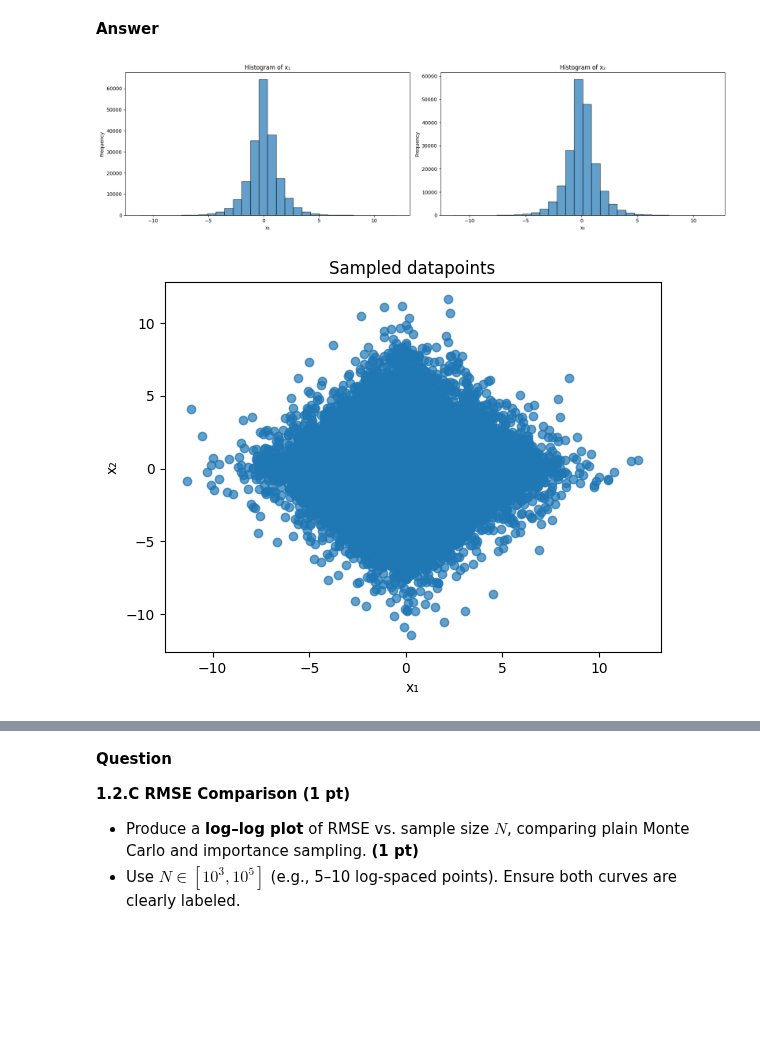
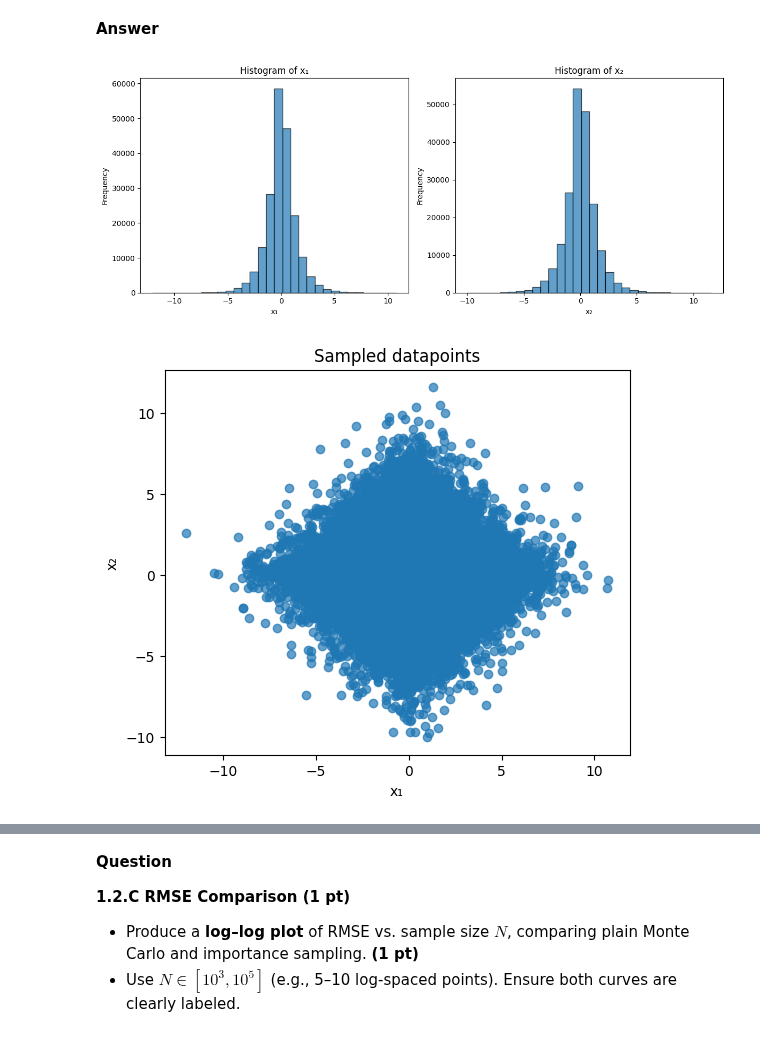
Before and after one commit to Tzu-Liang/COMP64101-Reasoning-and-Learning-under-Uncertainty-Module, a Jupyter notebook: Labs/comp64101_coursework_part1_a49626th.ipynb, the cells around one changed output, grey strips where cells are left out. Cells and saved outputs as stored; diff of their text form; code cells hidden in the pictures; blank space fills up the shorter version.

```diff
--- a/Labs/comp64101_coursework_part1_a49626th.ipynb
+++ b/Labs/comp64101_coursework_part1_a49626th.ipynb
@@ -395,34 +400,35 @@ def proposal_distribution(x):
 # %%
 laplace_samples = np.random.laplace(loc=0, scale=1, size=(n_samples, 2))
 
 
 # Visualisation of each axis x1 and x2
-plt.figure(figsize=(18, 5))
+plt.figure(figsize=(12, 5))
 
 plt.subplot(1, 2, 1)
 plt.hist(laplace_samples[:, 0], bins=30, alpha=0.7, edgecolor='black')
 plt.xlabel('x₁')
 plt.ylabel('Frequency')
 plt.title('Histogram of x₁')
 
 plt.subplot(1, 2, 2)
 plt.hist(laplace_samples[:, 1], bins=30, alpha=0.7, edgecolor='black')
 plt.xlabel('x₂')
 plt.ylabel('Frequency')
 plt.title('Histogram of x₂')
 
 plt.tight_layout()
 plt.show()
 
+plt.figure(figsize=(6, 5))
 
 plt.scatter(laplace_samples[:, 0], laplace_samples[:, 1], alpha=0.7)
 plt.xlabel('x₁')
 plt.ylabel('x₂')
 plt.title('Sampled datapoints')
 plt.show()
 # %% [output]
-[figure, old version]
+[figure, new version]
-[figure, old version]
+[figure, new version]
 # %%
 def importance_sampling(N = 10000):
     '''
```
Also changed, not shown: parts of 19 cells of this notebook.
